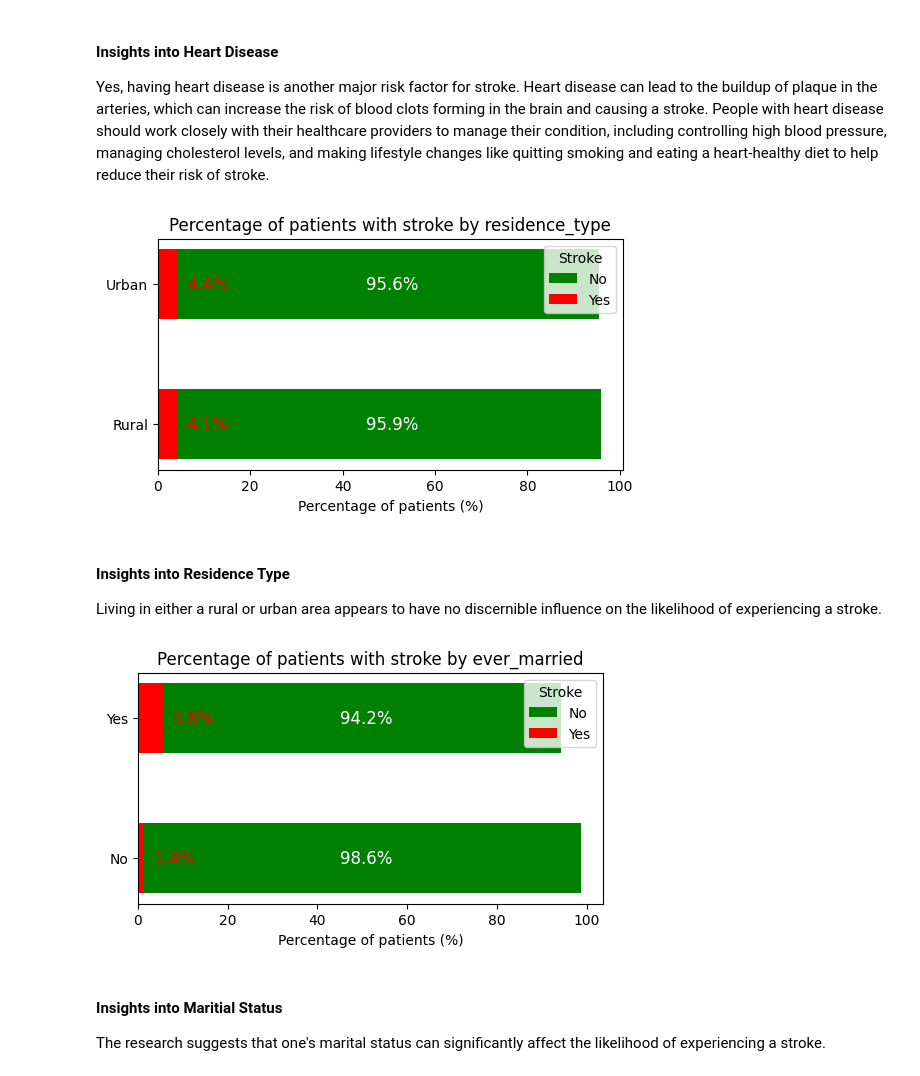
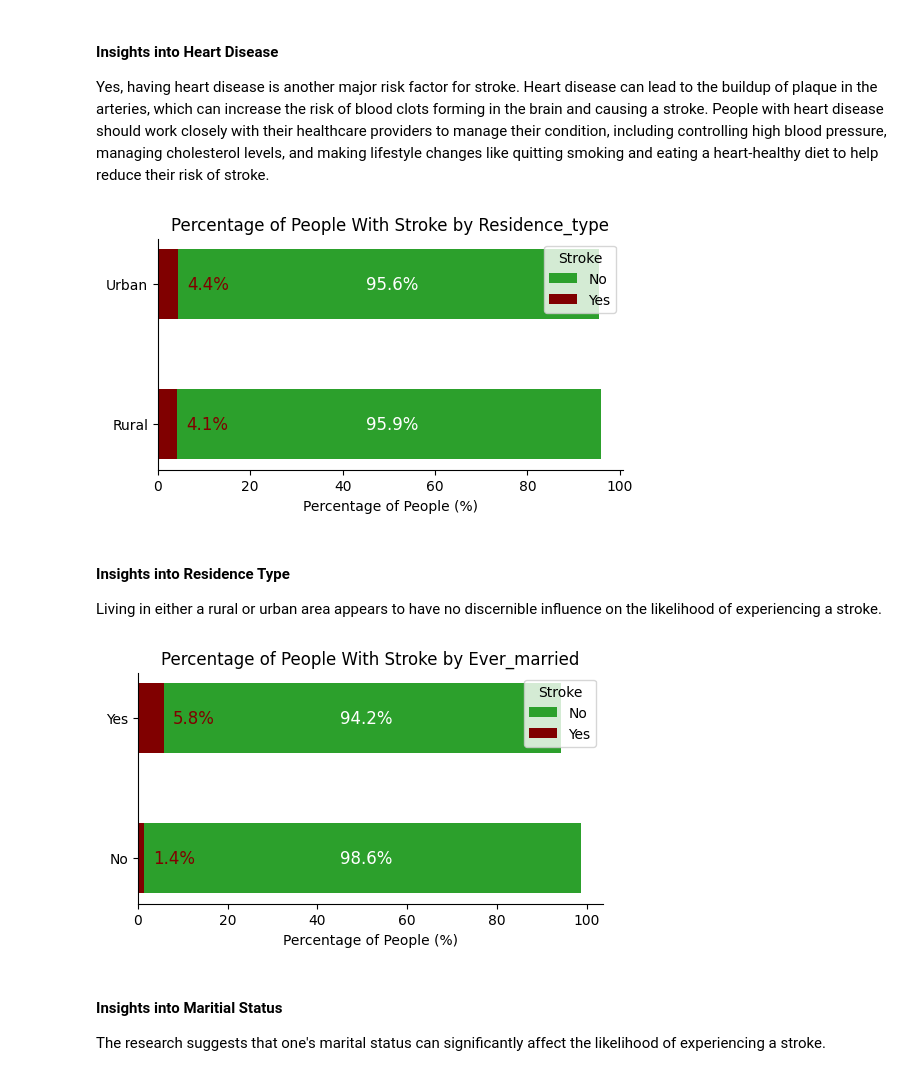
Before and after one commit to vadimiljin/predict_stroke, a Jupyter notebook: stroke.ipynb, the cells around one changed output. Drawn from its saved outputs; the diff is of its cells as text; code cells hidden in the pictures.

```diff
--- a/stroke.ipynb
+++ b/stroke.ipynb
@@ -431,17 +438,17 @@ percentage_plot(data, "heart_disease")
 
 Yes, having heart disease is another major risk factor for stroke. Heart disease can lead to the buildup of plaque in the arteries, which can increase the risk of blood clots forming in the brain and causing a stroke. People with heart disease should work closely with their healthcare providers to manage their condition, including controlling high blood pressure, managing cholesterol levels, and making lifestyle changes like quitting smoking and eating a heart-healthy diet to help reduce their risk of stroke.
 # %%
-percentage_plot(data, "residence_type")
+plot_percentage_distribution(data, "residence_type")
 # %% [output]
-[figure, old version]
+[figure, new version]
 # %% [markdown]
 #### Insights into Residence Type
 
 Living in either a rural or urban area appears to have no discernible influence on the likelihood of experiencing a stroke.
 # %%
-percentage_plot(data, "ever_married")
+plot_percentage_distribution(data, "ever_married")
 # %% [output]
-[figure, old version]
+[figure, new version]
 # %% [markdown]
 #### Insights into Maritial Status
 
```
Also changed, not shown: parts of 46 cells of this notebook, 18 other files.
